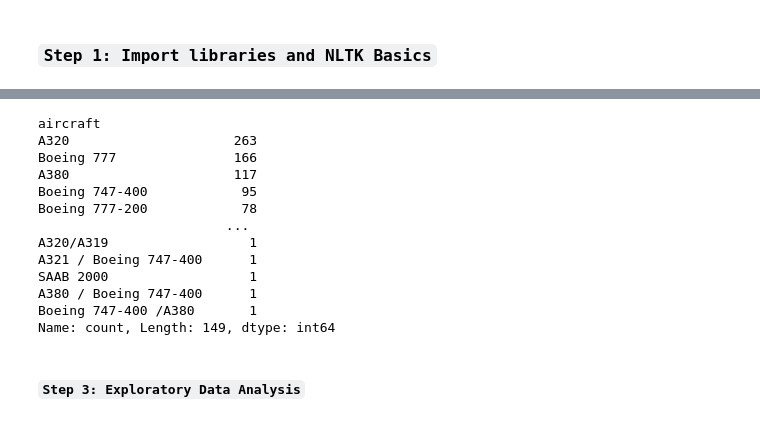
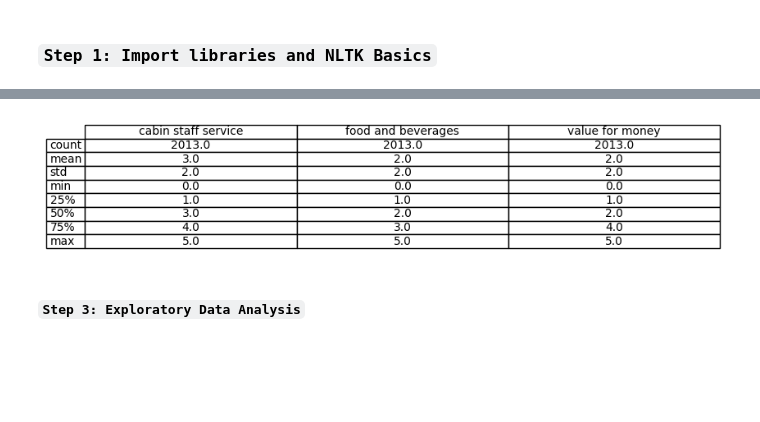
Before and after one commit to Ukomah/Customer-sentiment-analysis-for-british-airways-reviews, a Jupyter notebook: ba_reviews_analysis.ipynb, the cells around one changed output, grey strips where cells are left out. Saved outputs shown, nothing was run; the diff lists cells and outputs as text; code cells hidden in the pictures; blank space fills up the shorter version.

```diff
--- a/ba_reviews_analysis.ipynb
+++ b/ba_reviews_analysis.ipynb
@@ -54,22 +105,20 @@ df.head()
 | 2 | 23/06/2024 | Canada | Trip Verified | cannot recommend BA | While BA may have made some posit... | A350-1000 | Solo Leisure | Economy Class | London Heathrow to Vancouver | ... |
 | 3 | 23/06/2024 | Canada | Trip Verified | a very poor last impression of BA | British Airways new Club Suite is... | A350-1000 | Solo Leisure | Business Class | Vancouver to London Heathrow | ... |
 | 4 | 18/06/2024 | United Kingdom | Trip Verified | happy to recommend BA | Four very pleasant, on time fligh... | A320/A380 | Couple Leisure | Business Class | Belfast to San Francisco via London | ... |
-# %%
-df['aircraft'].value_counts()
-# %% [output]
-aircraft
-A320                     263
-Boeing 777               166
-A380                     117
-Boeing 747-400            95
-Boeing 777-200            78
-                        ...
-A320/A319                  1
-A321 / Boeing 747-400      1
-SAAB 2000                  1
-A380 / Boeing 747-400      1
-Boeing 747-400 /A380       1
-Name: count, Length: 149, dtype: int64
+# %%
+summary = df.describe().round()
+
+# Plot the summary statistics
+fig, ax = plt.subplots(figsize=(10, 2))  # Set the size of the figure
+ax.axis('tight')
+ax.axis('off')
+the_table = ax.table(cellText=summary.values, colLabels=summary.columns, rowLabels=summary.index, cellLoc='center', loc='center')
+
+# Save the table as an image
+plt.savefig('img/df_describe_verified_output.png', bbox_inches='tight', pad_inches=0.1)
+# plt.show()
+# %% [output]
+[figure, added]
 # %% [markdown]
 #### `Step 3: Exploratory Data Analysis`
 # %% [markdown]
```
Also changed, not shown: parts of 8 cells of this notebook.
